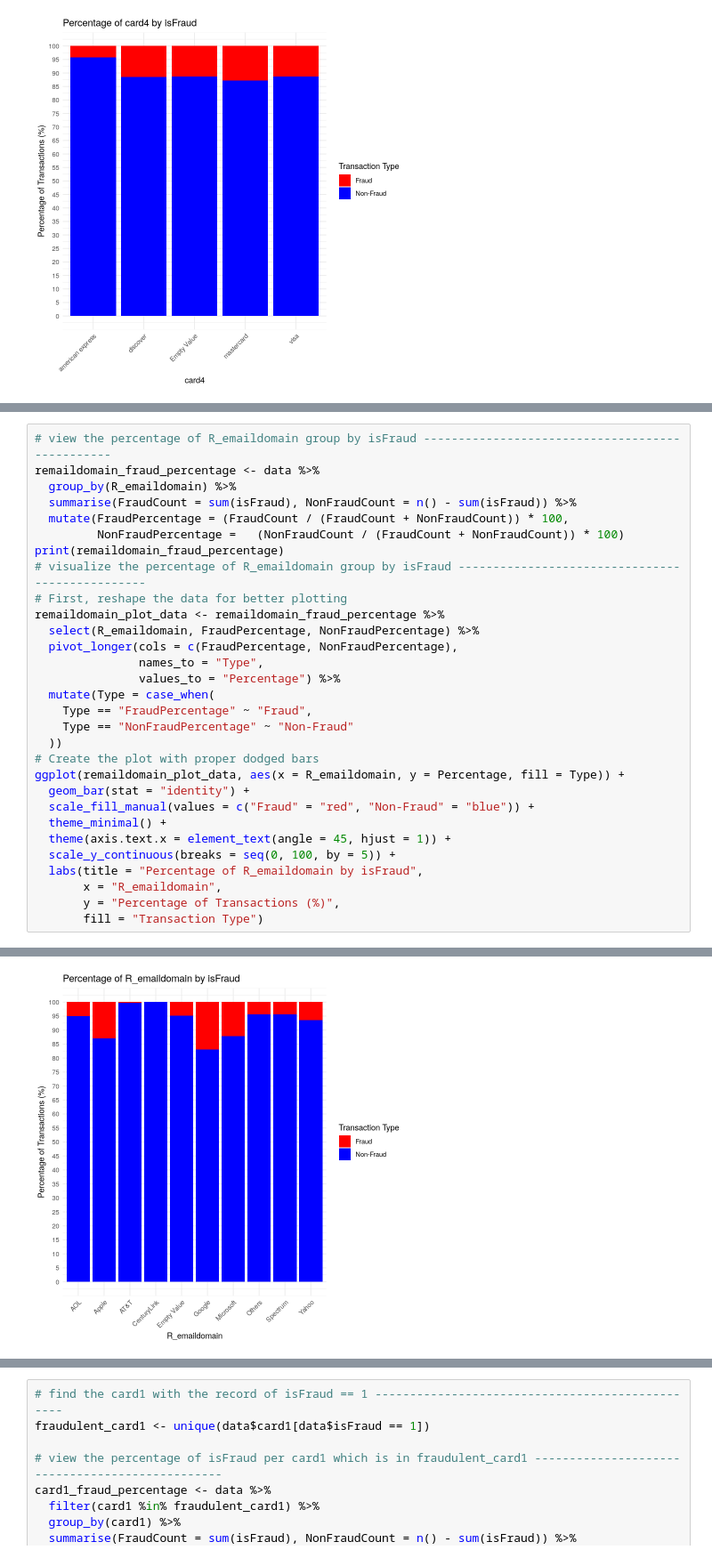
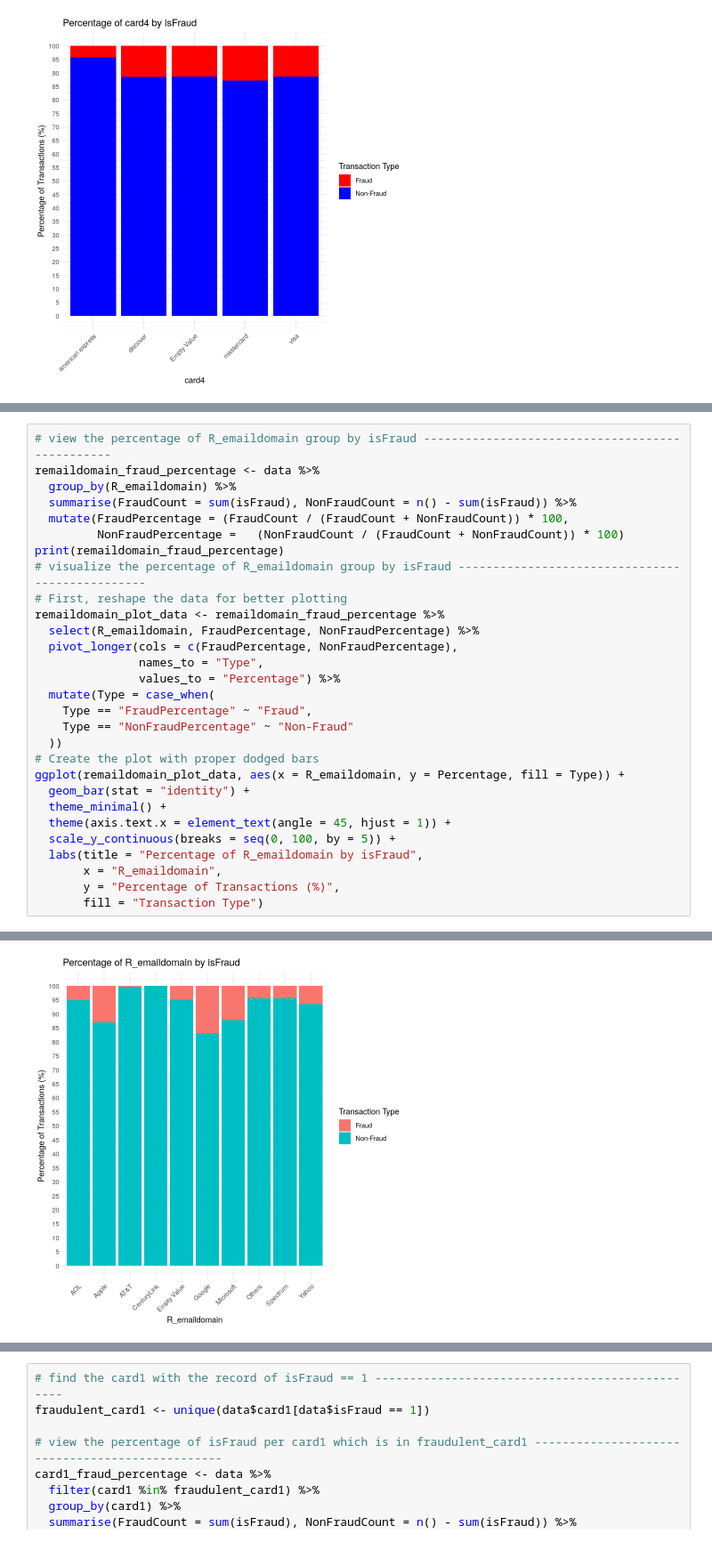
Before and after one commit to ytcctl/peter, a Jupyter notebook: FITE7410/FITE7410_Assgn_1.ipynb, the cells around one changed output, grey strips where cells are left out. Shown at 89% size. Drawn from its saved outputs; the diff is of its cells as text.

```diff
--- a/FITE7410/FITE7410_Assgn_1.ipynb
+++ b/FITE7410/FITE7410_Assgn_1.ipynb
@@ -746,35 +790,34 @@ remaildomain_plot_data <- remaildomain_fraud_percentage %>%
                names_to = "Type",
                values_to = "Percentage") %>%
   mutate(Type = case_when(
     Type == "FraudPercentage" ~ "Fraud",
     Type == "NonFraudPercentage" ~ "Non-Fraud"
   ))
 # Create the plot with proper dodged bars
 ggplot(remaildomain_plot_data, aes(x = R_emaildomain, y = Percentage, fill = Type)) +
   geom_bar(stat = "identity") +
-  scale_fill_manual(values = c("Fraud" = "red", "Non-Fraud" = "blue")) +
   theme_minimal() +
   theme(axis.text.x = element_text(angle = 45, hjust = 1)) +
   scale_y_continuous(breaks = seq(0, 100, by = 5)) +
   labs(title = "Percentage of R_emaildomain by isFraud",
        x = "R_emaildomain",
        y = "Percentage of Transactions (%)",
        fill = "Transaction Type")
 # %% [output]
 # A tibble: 10 × 5
    R_emaildomain FraudCount NonFraudCount FraudPercentage NonFraudPercentage
    <chr>              <int>         <int>           <dbl>              <dbl>
  1 AOL                  129          2407           5.09                94.9
  2 AT&T                   2           756           0.264               99.7
  3 Apple                192          1286          13.0                 87.0
  4 CenturyLink            0            69           0                  100
  5 Empty Value          432          8418           4.88                95.1
  6 Google              6628         32416          17.0                 83.0
  7 Microsoft           2597         18823          12.1                 87.9
  8 Others               708         15420           4.39                95.6
  9 Spectrum               5           108           4.42                95.6
 10 Yahoo                625          8979           6.51                93.5
-[figure, old version]
+[figure, new version]
 # %%
 # view the percentage of id_12 group by isFraud ------------------------------------------------
 id_12_fraud_percentage <- data %>%
```
Also changed, not shown: parts of 33 cells of this notebook.
